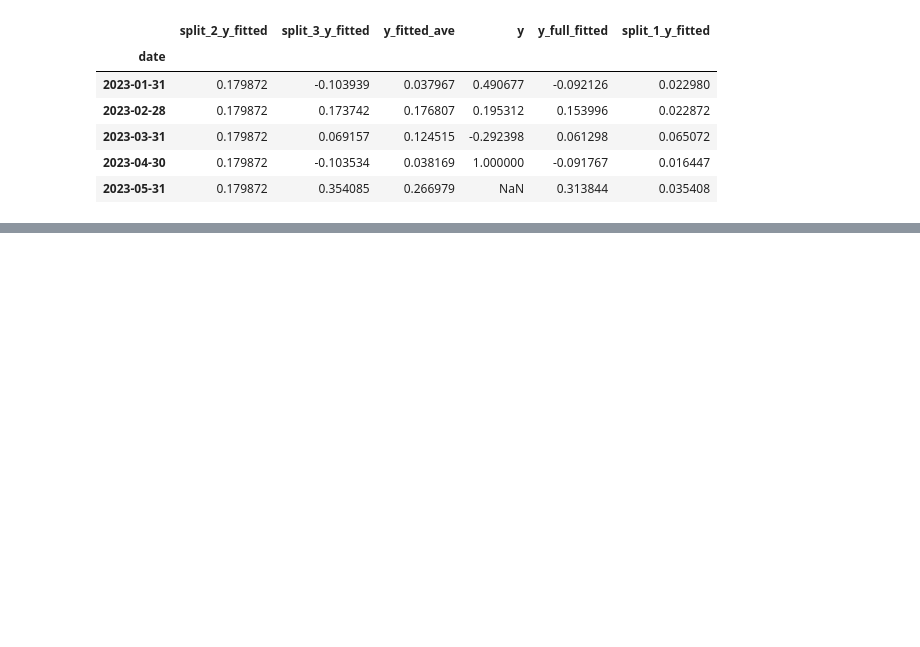
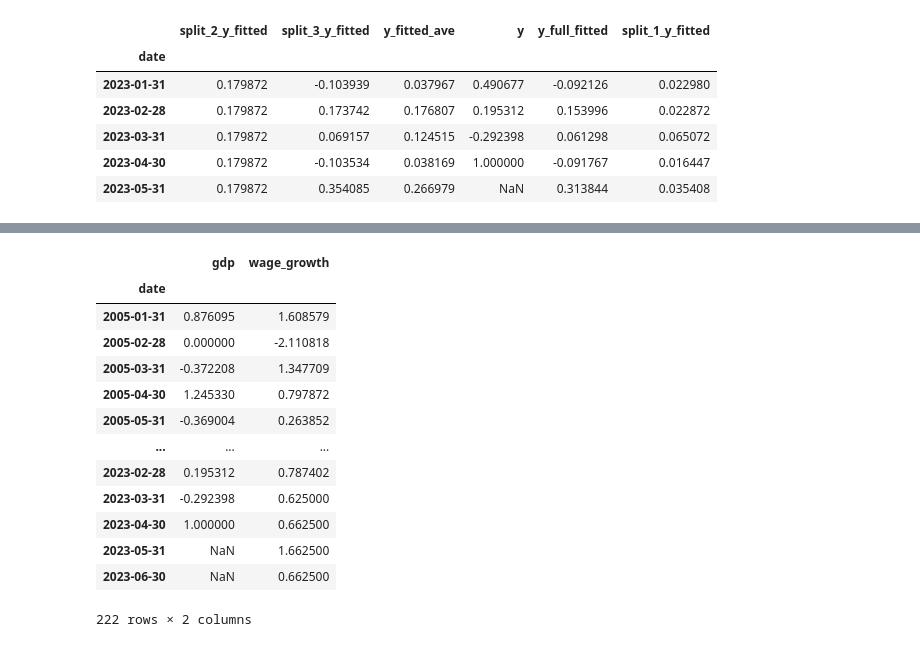
Before and after one commit to martinlyngerasmussen/auto_regressor, a Jupyter notebook: auto_regressor tutorial.ipynb, the cells around one changed output, grey strips where cells are left out. Cells and saved outputs as stored; diff of their text form; code cells hidden in the pictures; blank space fills up the shorter version.

```diff
--- a/auto_regressor tutorial.ipynb
+++ b/auto_regressor tutorial.ipynb
@@ -109,0 +135,17 @@ df[3].tail()
+# %%
+df
+# %% [output]
+|  | gdp | wage_growth |
+| date |  |  |
+| 2005-01-31 | 0.876095 | 1.608579 |
+| 2005-02-28 | 0.000000 | -2.110818 |
+| 2005-03-31 | -0.372208 | 1.347709 |
+| 2005-04-30 | 1.245330 | 0.797872 |
+| 2005-05-31 | -0.369004 | 0.263852 |
+| ... | ... | ... |
+| 2023-02-28 | 0.195312 | 0.787402 |
+| 2023-03-31 | -0.292398 | 0.625000 |
+| 2023-04-30 | 1.000000 | 0.662500 |
+| 2023-05-31 | NaN | 1.662500 |
+| 2023-06-30 | NaN | 0.662500 |
+222 rows × 2 columns
```
Also changed, not shown: parts of 7 cells of this notebook, 1 other file.
